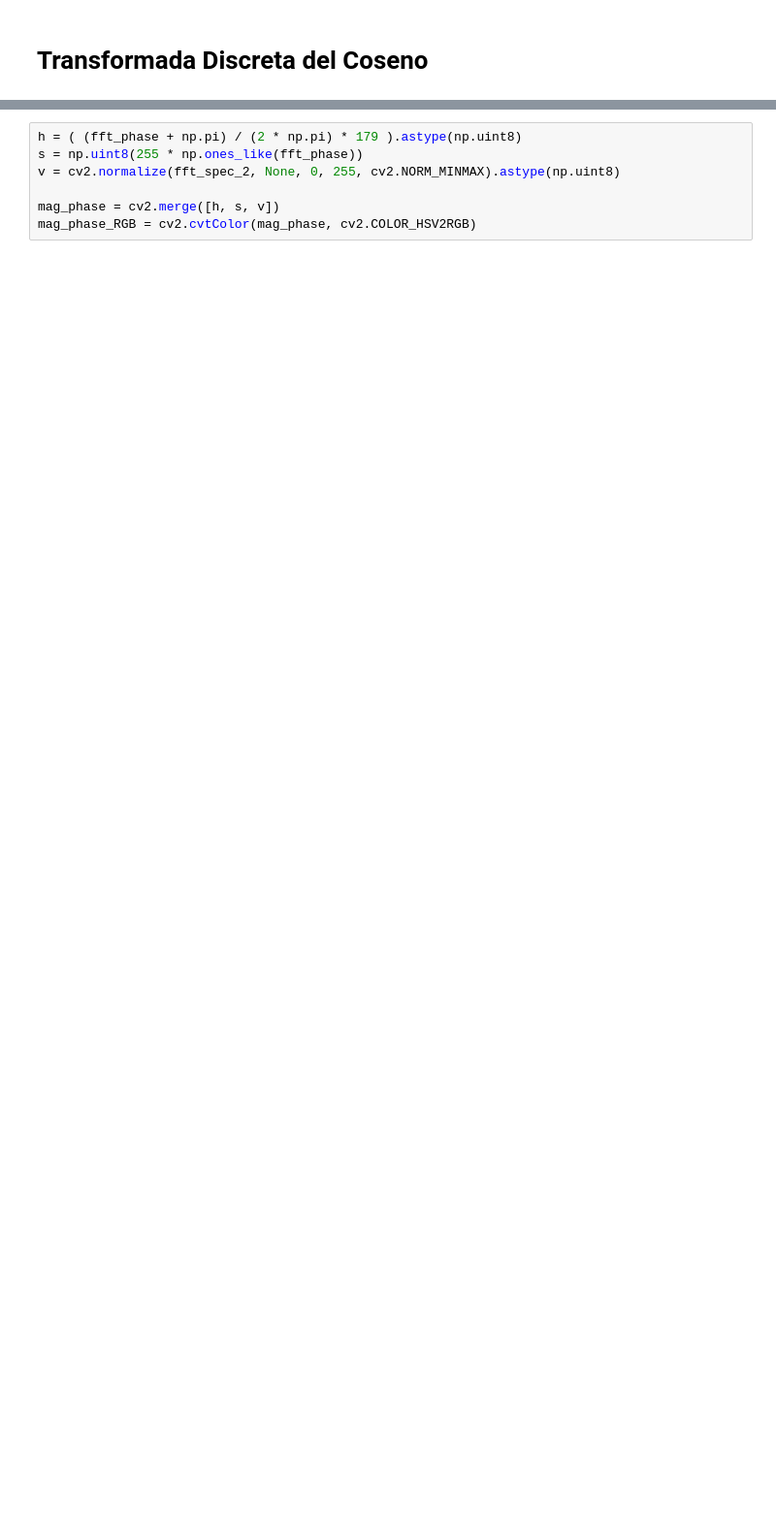
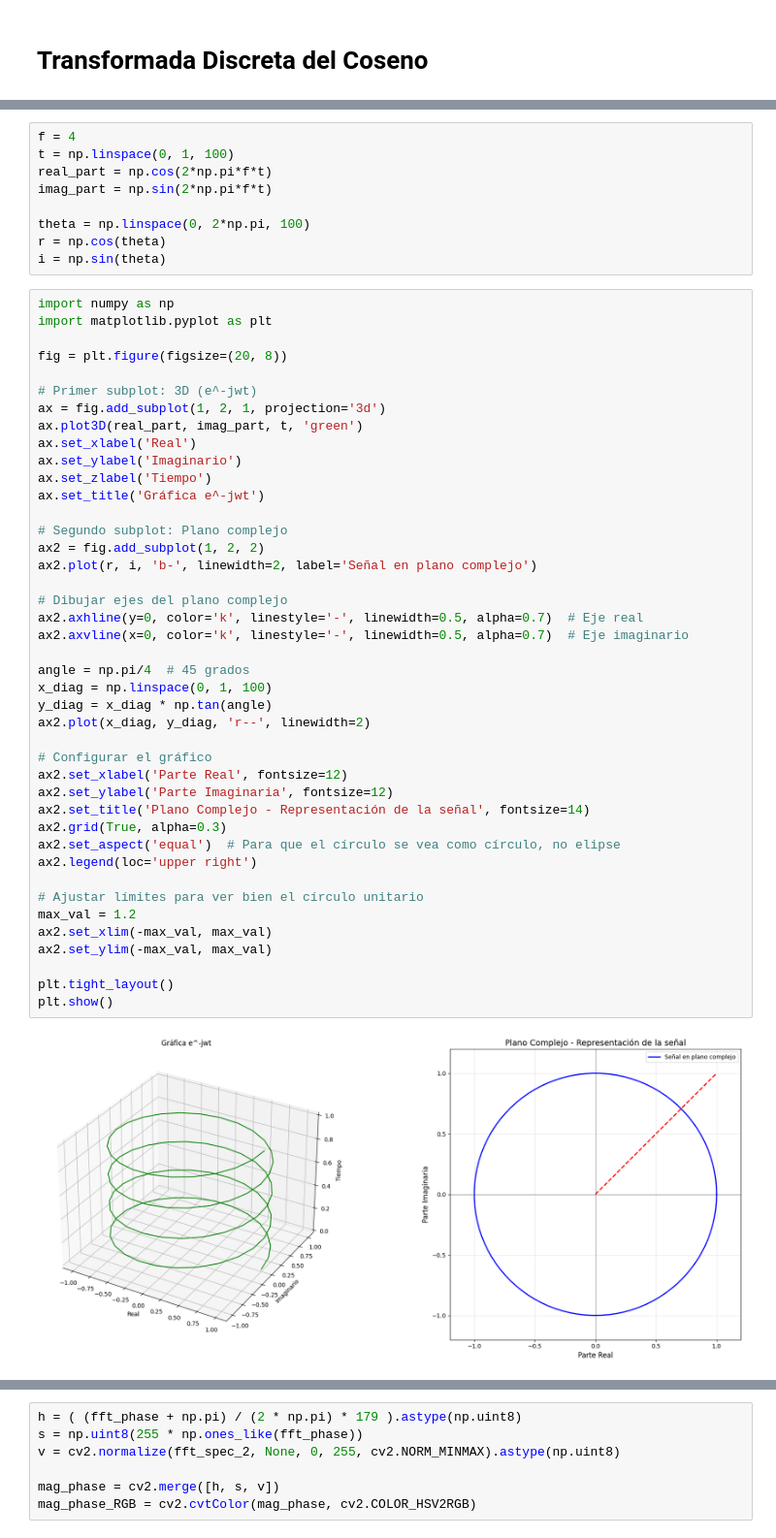
Before and after one commit to rubenhIII/VisionArtificial, a Jupyter notebook: Modulo_05/analisis_coseno.ipynb, the cells around one changed output, grey strips where cells are left out. Shown at 97% size. Saved outputs shown, nothing was run; the diff lists cells and outputs as text; blank space fills up the shorter version.

```diff
--- a/Modulo_05/analisis_coseno.ipynb
+++ b/Modulo_05/analisis_coseno.ipynb
@@ -7 +8,54 @@ import matplotlib.pyplot as plt
+# %%
+f = 4
+t = np.linspace(0, 1, 100)
+real_part = np.cos(2*np.pi*f*t)
+imag_part = np.sin(2*np.pi*f*t)
+
+theta = np.linspace(0, 2*np.pi, 100)
+r = np.cos(theta)
+i = np.sin(theta)
+# %%
+import numpy as np
+import matplotlib.pyplot as plt
+
+fig = plt.figure(figsize=(20, 8))
+
+# Primer subplot: 3D (e^-jwt)
+ax = fig.add_subplot(1, 2, 1, projection='3d')
+ax.plot3D(real_part, imag_part, t, 'green')
+ax.set_xlabel('Real')
+ax.set_ylabel('Imaginario')
+ax.set_zlabel('Tiempo')
+ax.set_title('Gráfica e^-jwt')
+
+# Segundo subplot: Plano complejo
+ax2 = fig.add_subplot(1, 2, 2)
+ax2.plot(r, i, 'b-', linewidth=2, label='Señal en plano complejo')
+
+# Dibujar ejes del plano complejo
+ax2.axhline(y=0, color='k', linestyle='-', linewidth=0.5, alpha=0.7)  # Eje real
+ax2.axvline(x=0, color='k', linestyle='-', linewidth=0.5, alpha=0.7)  # Eje imaginario
+
+angle = np.pi/4  # 45 grados
+x_diag = np.linspace(0, 1, 100)
+y_diag = x_diag * np.tan(angle)
+ax2.plot(x_diag, y_diag, 'r--', linewidth=2)
+
+# Configurar el gráfico
+ax2.set_xlabel('Parte Real', fontsize=12)
+ax2.set_ylabel('Parte Imaginaria', fontsize=12)
+ax2.set_title('Plano Complejo - Representación de la señal', fontsize=14)
+ax2.grid(True, alpha=0.3)
+ax2.set_aspect('equal')  # Para que el círculo se vea como círculo, no elipse
+ax2.legend(loc='upper right')
+
+# Ajustar límites para ver bien el círculo unitario
+max_val = 1.2
+ax2.set_xlim(-max_val, max_val)
+ax2.set_ylim(-max_val, max_val)
+
+plt.tight_layout()
+plt.show()
+# %% [output]
+[figure, added]
 # %%
```
Also changed, not shown: parts of 4 cells of this notebook, 4 other files.
